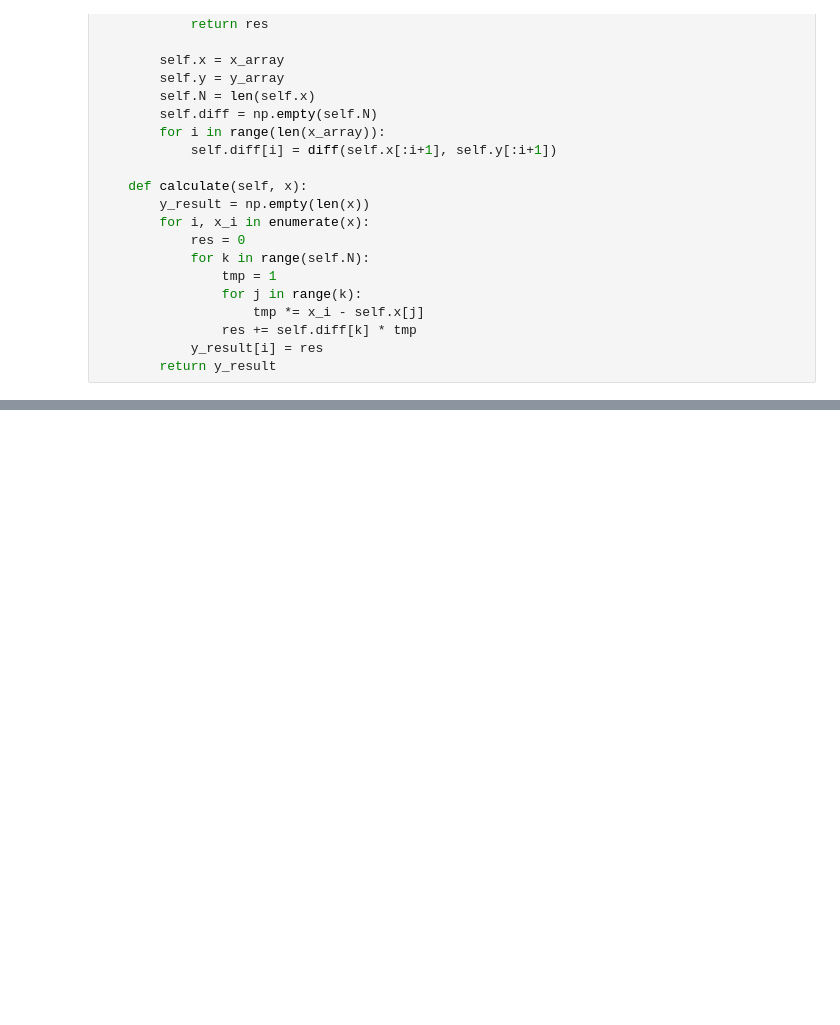
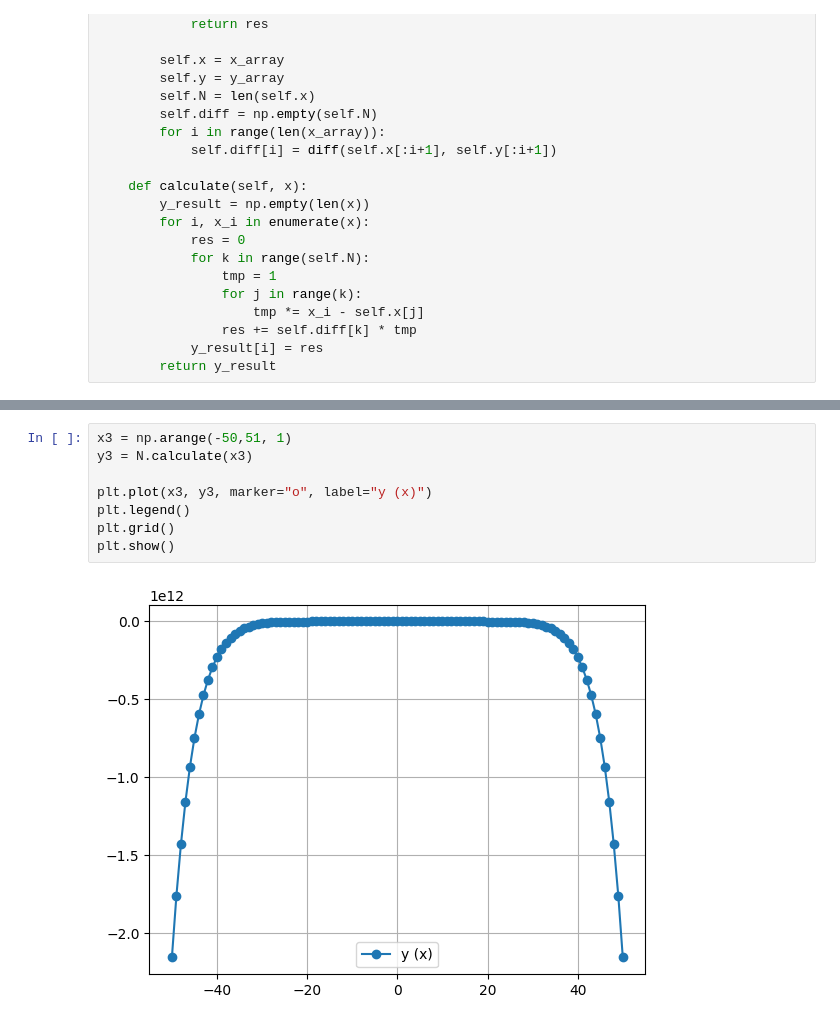
Before and after one commit to IDAnton/OFA, a Jupyter notebook: 5.ipynb, the cells around one changed output, grey strips where cells are left out. Cells and saved outputs as stored; diff of their text form; blank space fills up the shorter version.

```diff
--- a/5.ipynb
+++ b/5.ipynb
@@ -97,0 +99,10 @@ plt.show()
+# %%
+x3 = np.arange(-50,51, 1)
+y3 = N.calculate(x3)
+
+plt.plot(x3, y3, marker="o", label="y (x)")
+plt.legend()
+plt.grid()
+plt.show()
+# %% [output]
+[figure, added]
```
Also changed, not shown: parts of 3 cells of this notebook, 2 other files.
